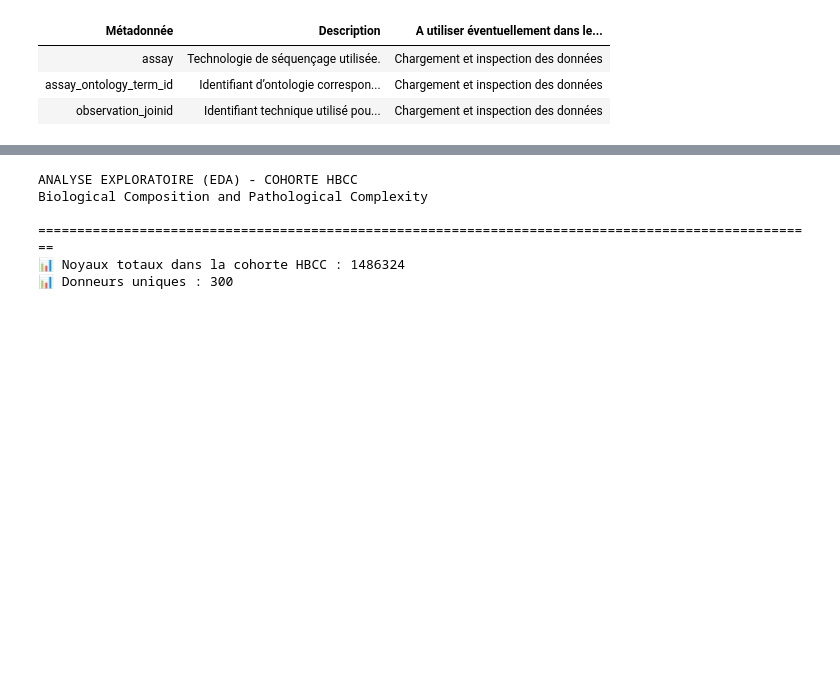
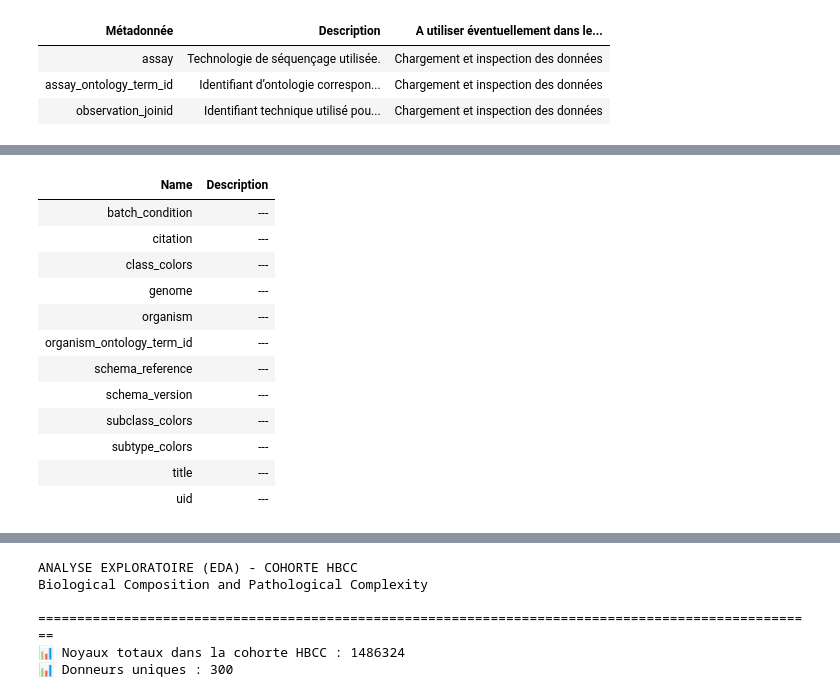
Before and after one commit to mylaila/transcriptomics_project, a Jupyter notebook: 01_Reduction_QC_Cohort.ipynb, the cells around one changed output, grey strips where cells are left out. Saved outputs shown, nothing was run; the diff lists cells and outputs as text; code cells hidden in the pictures; blank space fills up the shorter version.

Commit message:
Update notebook: continue data analysis work

```diff
--- a/01_Reduction_QC_Cohort.ipynb
+++ b/01_Reduction_QC_Cohort.ipynb
@@ -459,0 +328,69 @@ Colonnes présentes mais non affichées : []
+# %%
+# ======================================================================
+# Analyses dérivées : .obsm (projections) et .uns (paramètres globaux)
+# ======================================================================
+
+# ----------------------------------------------------------------------
+# .obsm : projections (résultats dérivés)
+# ----------------------------------------------------------------------
+meta_obsm = pd.DataFrame({
+    "column_name": list(adata_hbcc.obsm.keys()),
+    "description": [
+        "Coordonnées UMAP 2D issues de la réduction de dimensionnalité, "
+        "utilisées pour la visualisation et le clustering."
+        if key == "X_umap" else ""
+        for key in adata_hbcc.obsm.keys()
+    ]
+})
+
+print("UMAP + Paramètres globaux → Analyses dérivées\n")
+print(
+    "Coordonnées 2D issues de la réduction de dimensionnalité (UMAP).\n"
+    "La proximité géométrique entre cellules reflète une similarité "
+    "transcriptomique globale.\n"
+)
+
+display(
+    meta_obsm
+    .rename(columns={
+        "column_name": "Name",
+        "description": "Description"
+    })
+    .style
+    .hide(axis="index")
+    .set_properties(**{
+        "white-space": "pre-line",
+        "text-align": "left",
+        "vertical-align": "top"
+    })
+)
+
+# ----------------------------------------------------------------------
+# .uns : paramètres globaux (contexte technique)
+# ----------------------------------------------------------------------
+meta_uns = pd.DataFrame({
+    "column_name": list(adata_hbcc.uns.keys()),
+    "description": ["---"] * len(adata_hbcc.uns)
+})
+
+print(
+    "\nDonnées non structurées.\n"
+    "Contient des paramètres globaux et des résultats intermédiaires "
+    "s’appliquant à l’ensemble du dataset.\n"
+)
+
+display(
+    meta_uns
+    .rename(columns={
+        "column_name": "Name",
+        "description": "Description"
+    })
+    .style
+    .hide(axis="index")
+    .set_properties(**{
+        "white-space": "pre-line",
+        "text-align": "left",
+        "vertical-align": "top"
+    })
+)
+# %% [output]
@@ -460 +405,14 @@ Colonnes présentes mais non affichées : []
+| Name | Description |
+| batch_condition | --- |
+| citation | --- |
+| class_colors | --- |
+| genome | --- |
+| organism | --- |
+| organism_ontology_term_id | --- |
+| schema_reference | --- |
+| schema_version | --- |
+| subclass_colors | --- |
+| subtype_colors | --- |
+| title | --- |
+| uid | --- |
 # %% [markdown]
```
Also changed, not shown: parts of 11 cells of this notebook.
